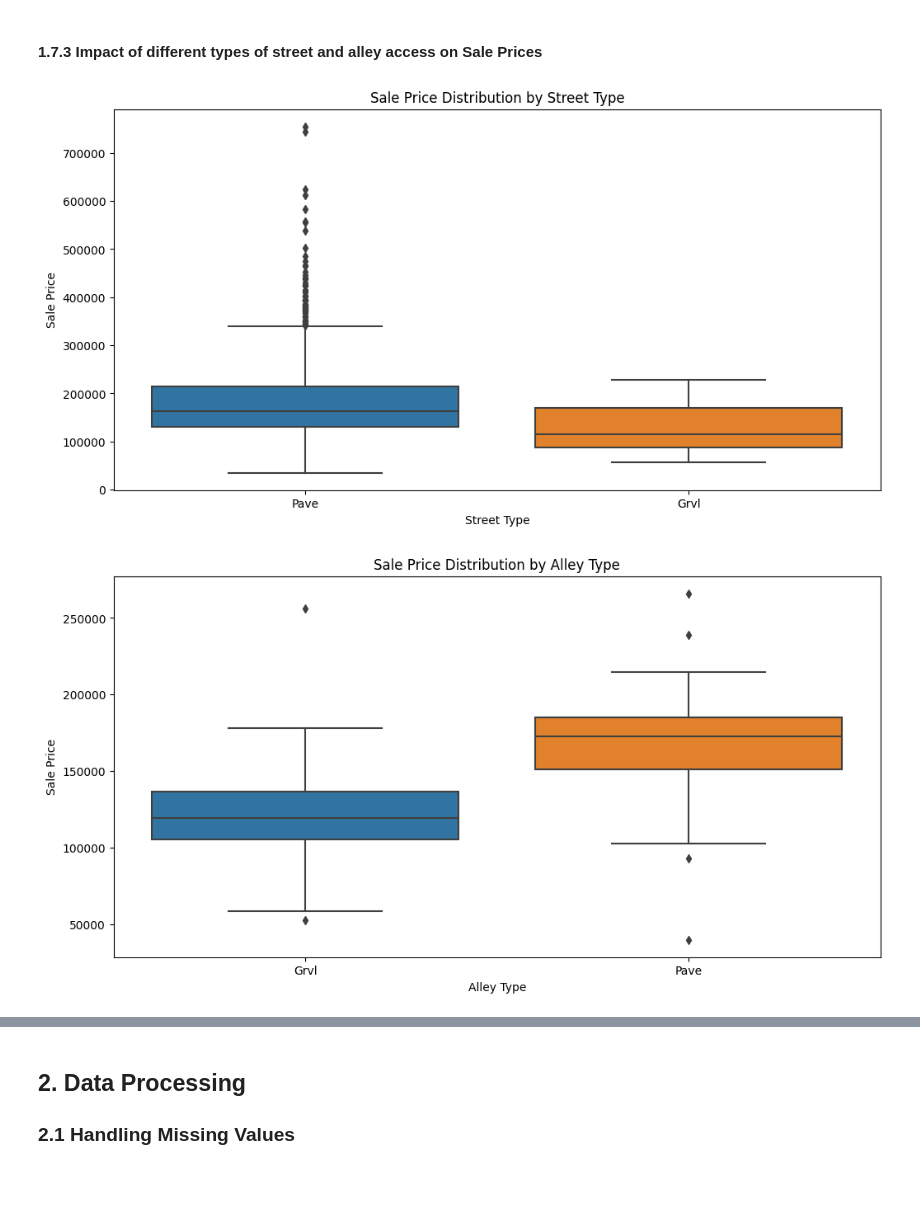
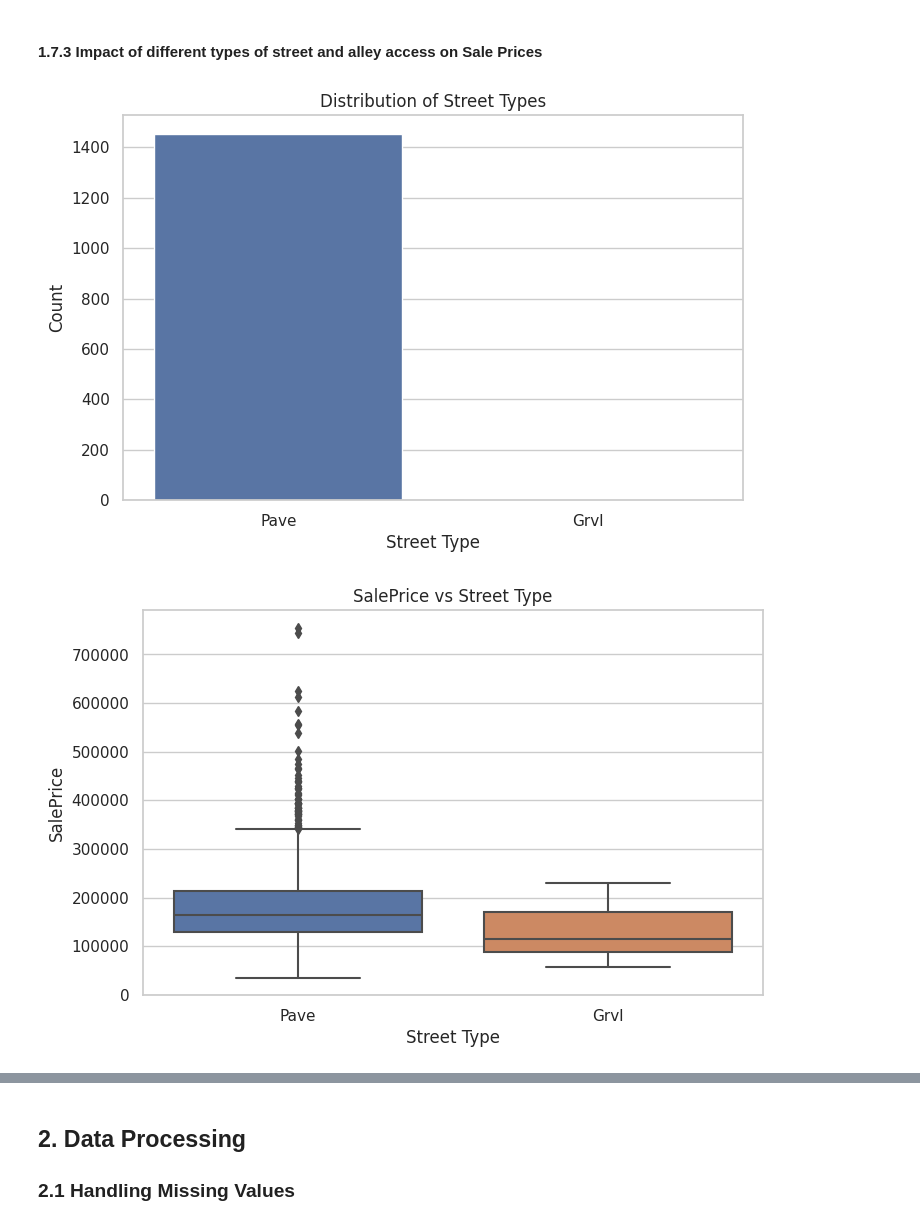
Before and after one commit to rishav21r/House-Prices---Advanced-Regression-Techniques, a Jupyter notebook: house_prices_advanced_regression.ipynb, the cells around one changed output, grey strips where cells are left out. Cells and saved outputs as stored; diff of their text form; code cells hidden in the pictures; blank space fills up the shorter version.

```diff
--- a/house_prices_advanced_regression.ipynb
+++ b/house_prices_advanced_regression.ipynb
@@ -458,28 +468,37 @@ plt.show()
 # %% [markdown]
 #### 1.7.3 Impact of different types of street and alley access on Sale Prices
-# %%
-# Impact of street and alley access on sale prices
-from IPython.display import display
-
-street_price = train_df.groupby('Street')['SalePrice'].mean().reset_index()
-alley_price = train_df.groupby('Alley')['SalePrice'].mean().reset_index()
-
-#display(street_price)
-#display(alley_price)
-
-plt.figure(figsize=(12, 6))
-sns.boxplot(x='Street', y='SalePrice', data=train_df)
-plt.title('Sale Price Distribution by Street Type')
-plt.xlabel('Street Type')
-plt.ylabel('Sale Price')
-plt.show()
-
-plt.figure(figsize=(12, 6))
-sns.boxplot(x='Alley', y='SalePrice', data=train_df)
-plt.title('Sale Price Distribution by Alley Type')
-plt.xlabel('Alley Type')
-plt.ylabel('Sale Price')
-plt.show()
-# %% [output]
-[figure, removed]
-[figure, removed]
+# %%
+# Bar plot for Street distribution
+plt.figure(figsize=(8, 5))
+sns.countplot(x='Street', data=train_df)
+plt.title('Distribution of Street Types')
+plt.xlabel('Street Type')
+plt.ylabel('Count')
+plt.show()
+
+# Box plot for Street vs SalePrice
+plt.figure(figsize=(8, 5))
+sns.boxplot(x='Street', y='SalePrice', data=train_df)
+plt.title('SalePrice vs Street Type')
+plt.xlabel('Street Type')
+plt.ylabel('SalePrice')
+plt.show()
+
+# Bar plot for Alley distribution
+plt.figure(figsize=(8, 5))
+sns.countplot(x='Alley', data=train_df)
+plt.title('Distribution of Alley Types')
+plt.xlabel('Alley Type')
+plt.ylabel('Count')
+plt.show()
+
+# Box plot for Alley vs SalePrice
+plt.figure(figsize=(8, 5))
+sns.boxplot(x='Alley', y='SalePrice', data=train_df)
+plt.title('SalePrice vs Alley Type')
+plt.xlabel('Alley Type')
+plt.ylabel('SalePrice')
+plt.show()
+# %% [output]
+[figure, added]
+[figure, added]
```
Also changed, not shown: parts of 16 cells of this notebook.
